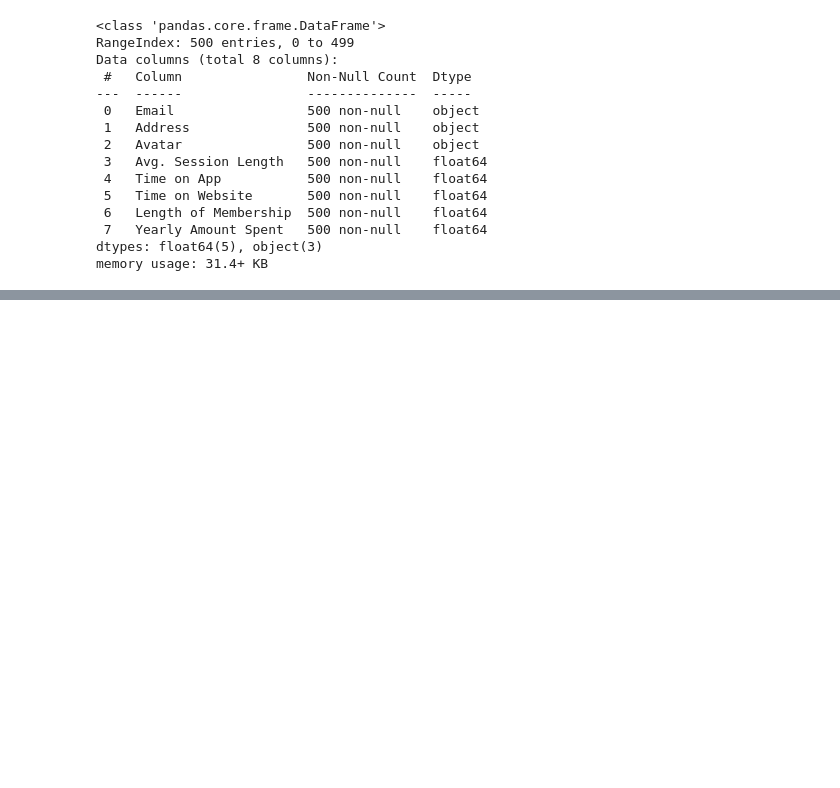
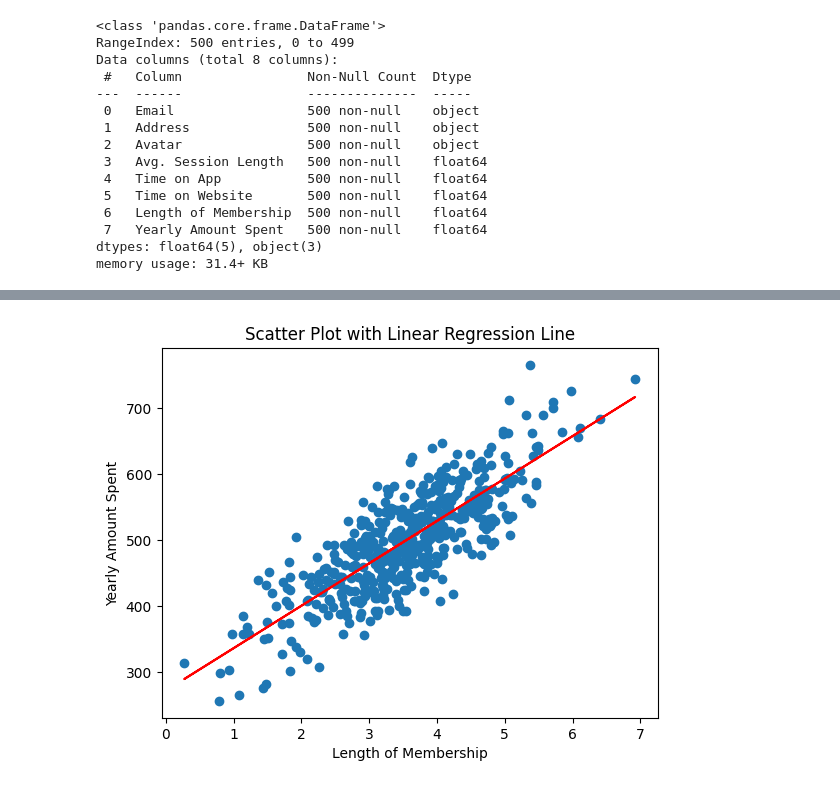
Before and after one commit to FawazRowayda/python-task, a Jupyter notebook: Analyse_of_Ecomm_data.ipynb, the cells around one changed output, grey strips where cells are left out. Drawn from its saved outputs; the diff is of its cells as text; code cells hidden in the pictures; blank space fills up the shorter version.

```diff
--- a/Analyse_of_Ecomm_data.ipynb
+++ b/Analyse_of_Ecomm_data.ipynb
@@ -78,0 +106,25 @@ plt.show()
+# %%
+import matplotlib.pyplot as plt
+from scipy import stats
+import numpy as np
+
+#  columns 'Length of Membership' and 'Yearly Amount Spent'
+x = df['Length of Membership']
+y = df['Yearly Amount Spent']
+
+slope, intercept, r, p, std_err = stats.linregress(x, y)
+
+# Create a linear regression model using NumPy
+mymodel = np.poly1d([slope, intercept])
+
+# Generate predicted y values
+predicted_y = mymodel(x)
+
+plt.scatter(x, y)
+plt.plot(x, predicted_y, color='red')  # Plot the linear regression line
+plt.xlabel('Length of Membership')
+plt.ylabel('Yearly Amount Spent')
+plt.title('Scatter Plot with Linear Regression Line')
+plt.show()
+# %% [output]
+[figure, added]
```
Also changed, not shown: parts of 10 cells of this notebook.
